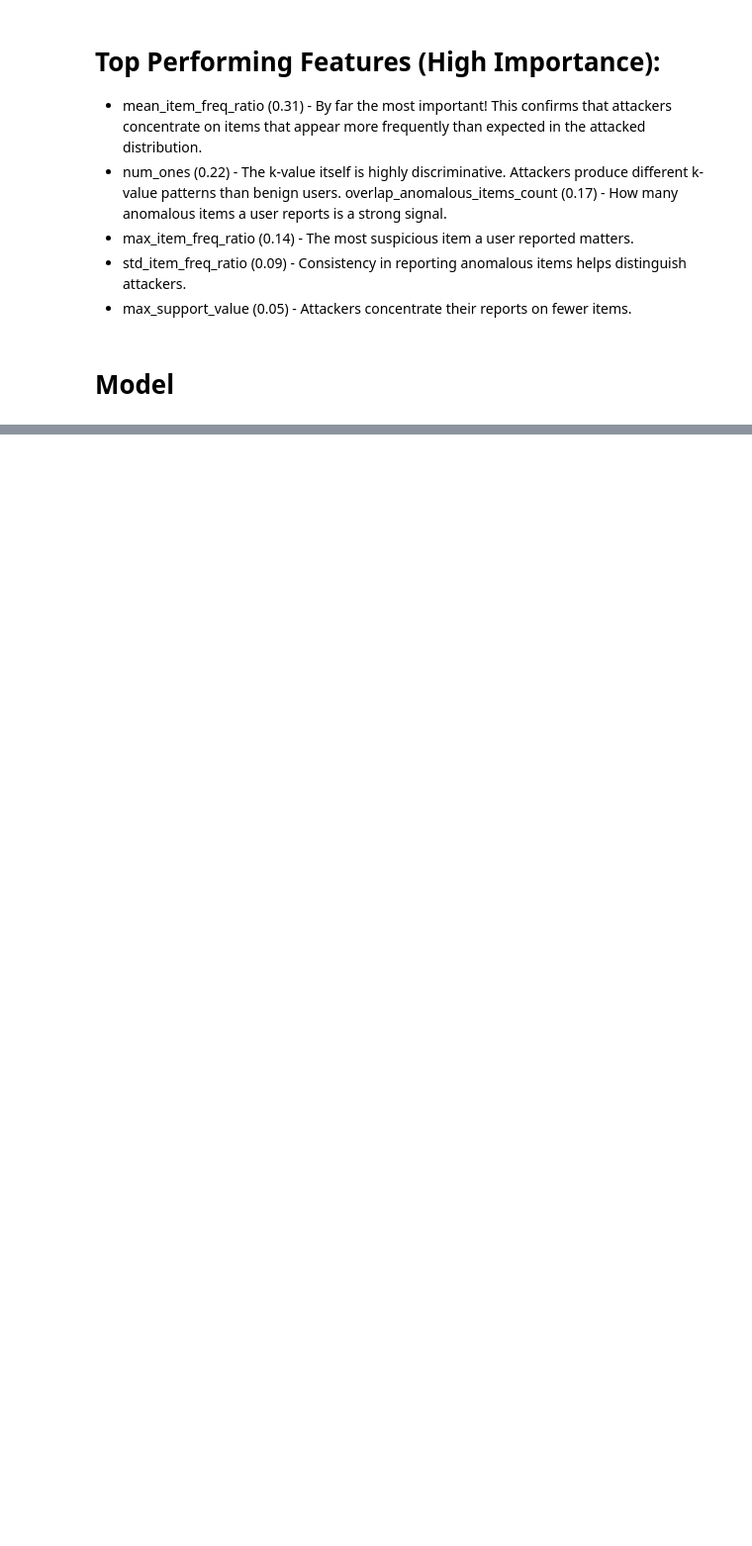
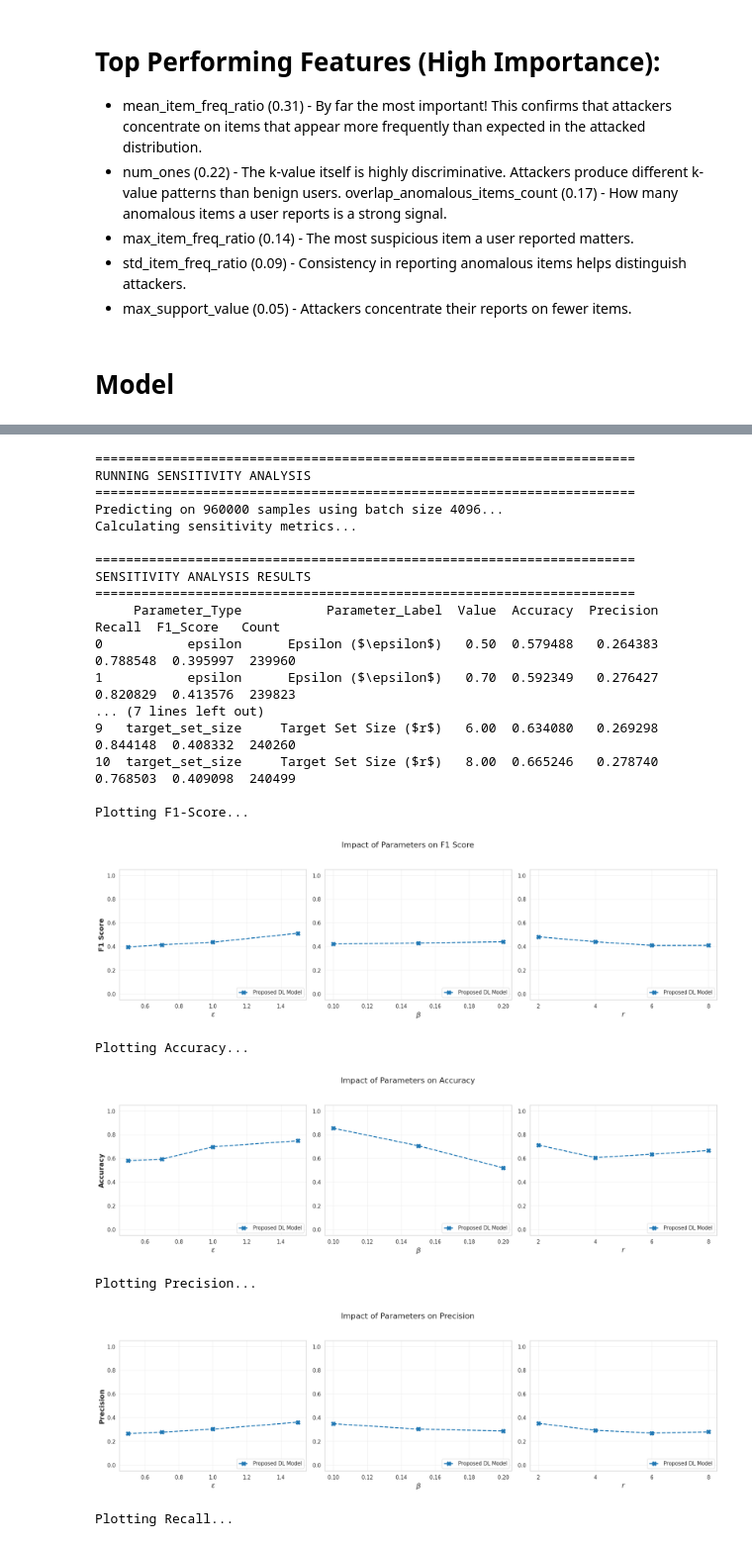
Before and after one commit to SampadSikder/DP-Protocols, a Jupyter notebook: UserLevelDatasetAnalysis.ipynb, the cells around one changed output, grey strips where cells are left out. Shown at 99% size. Cells and saved outputs as stored; diff of their text form; code cells hidden in the pictures; blank space fills up the shorter version.

```diff
--- a/UserLevelDatasetAnalysis.ipynb
+++ b/UserLevelDatasetAnalysis.ipynb
@@ -347,7 +369,7 @@ class AttackerDataset(Dataset):
         return self.features[idx], self.labels[idx]
 # %%
 class RobustAttackerDetector(nn.Module):
-    def __init__(self, input_dim, dropout_rate=0.3):
+    def __init__(self, input_dim, dropout_rate=0.2):
         super(RobustAttackerDetector, self).__init__()
 
         self.layer1 = nn.Sequential(
@@ -513,3 +842,19 @@ y_train = df['label'].values
 # %%
 train_dataset = AttackerDataset(X_train, y_train)
-train_loader = DataLoader(train_dataset, batch_size=64, shuffle=True)
+test_dataset = AttackerDataset(X_test, y_test)
+
+train_loader = DataLoader(train_dataset, batch_size=256, shuffle=True)
+test_loader = DataLoader(test_dataset, batch_size=512, shuffle=False)
+# %%
+print(f"\nInitializing GAN-Inspired Discriminator...")
+model = AttackerDiscriminator(input_dim=len(TRAINING_FEATURES), dropout_rate=0.2).to(device)
+
+# Train Model
+print("\nStarting Training...")
+model = train_discriminator(
+    model,
+    train_loader,
+    num_epochs=10,
+    lr=0.0002,
+    device=device
+)
@@ -515,0 +876,58 @@ train_loader = DataLoader(train_dataset, batch_size=64, shuffle=True)
+# %%
+test_indices = train_test_split(
+    range(len(df)), test_size=0.2, random_state=42, stratify=y
+)[1]
+
+df_test = df.iloc[test_indices].reset_index(drop=True)
+
+sens_df = run_sensitivity_analysis(
+    model,
+    df_test,
+    scaler,
+    TRAINING_FEATURES,
+    device,
+    batch_size=4096
+)
+
+
+print("\n" + "="*70)
+print("SENSITIVITY ANALYSIS RESULTS")
+print("="*70)
+print(sens_df.to_string())
+
+
+print("\nPlotting F1-Score...")
+plot_sensitivity_metric(sens_df, metric='F1_Score')
+
+print("\nPlotting Accuracy...")
+plot_sensitivity_metric(sens_df, metric='Accuracy')
+
+print("\nPlotting Precision...")
+plot_sensitivity_metric(sens_df, metric='Precision')
+
+print("\nPlotting Recall...")
+plot_sensitivity_metric(sens_df, metric='Recall')
+# %% [output]
+======================================================================
+RUNNING SENSITIVITY ANALYSIS
+======================================================================
+Predicting on 960000 samples using batch size 4096...
+Calculating sensitivity metrics...
+
+======================================================================
+SENSITIVITY ANALYSIS RESULTS
+======================================================================
+     Parameter_Type           Parameter_Label  Value  Accuracy  Precision    Recall  F1_Score   Count
+0           epsilon      Epsilon ($\epsilon$)   0.50  0.579488   0.264383  0.788548  0.395997  239960
+1           epsilon      Epsilon ($\epsilon$)   0.70  0.592349   0.276427  0.820829  0.413576  239823
+... (7 lines left out)
+9   target_set_size     Target Set Size ($r$)   6.00  0.634080   0.269298  0.844148  0.408332  240260
+10  target_set_size     Target Set Size ($r$)   8.00  0.665246   0.278740  0.768503  0.409098  240499
+
+Plotting F1-Score...
+[figure, added]
+Plotting Accuracy...
+[figure, added]
+Plotting Precision...
+[figure, added]
+Plotting Recall...
```
Also changed, not shown: parts of 40 cells of this notebook.
